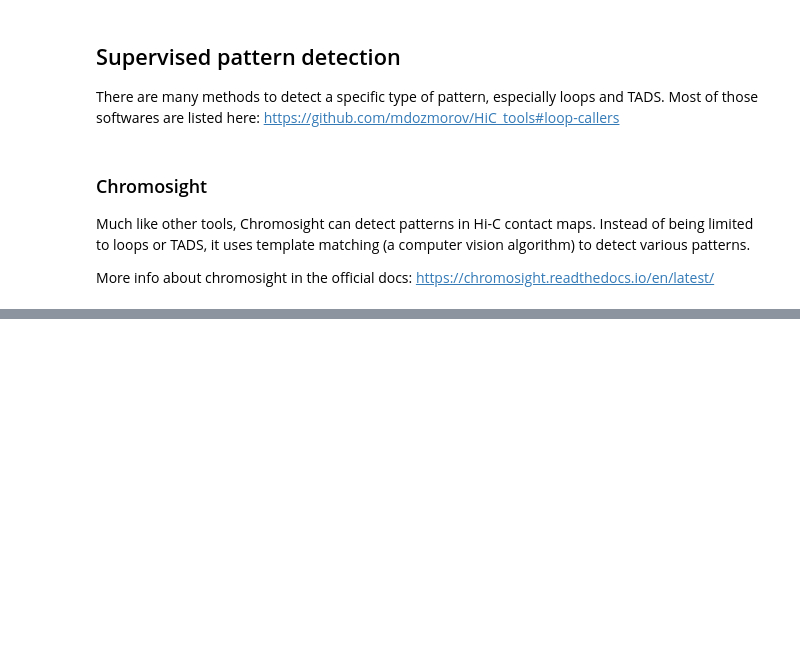
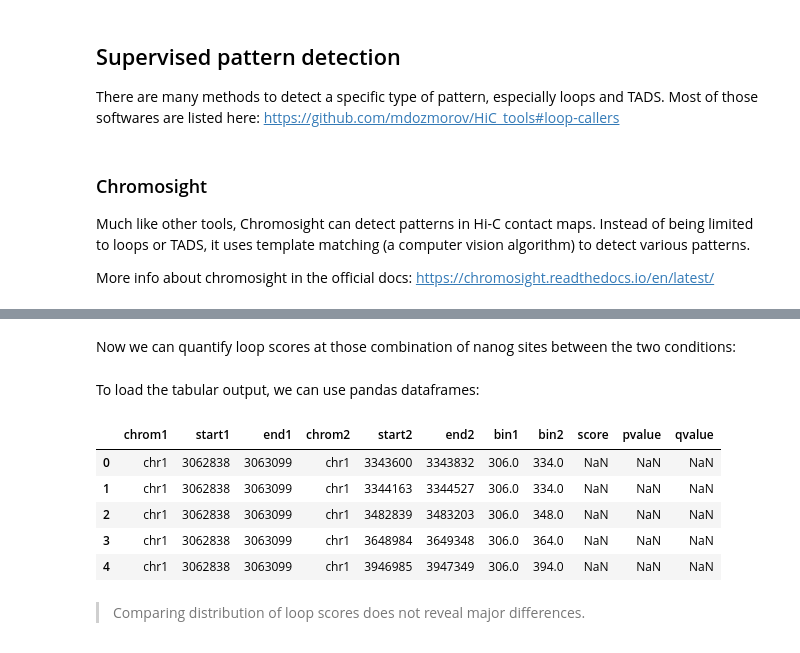
Before and after one commit to cmdoret/NGS-analysis_Physalia_2021, a Jupyter notebook: static/Exercices/day02/detection.ipynb, the cells around one changed output, grey strips where cells are left out. Saved outputs shown, nothing was run; the diff lists cells and outputs as text; code cells hidden in the pictures; blank space fills up the shorter version.

Commit message:
Day 2 session 3: Add chromosight analysis of nanog binding sites

```diff
--- a/static/Exercices/day02/detection.ipynb
+++ b/static/Exercices/day02/detection.ipynb
@@ -64,0 +61,2 @@ chromosight quantify --pattern=loops scer_cohesin_peaks.bed2d g1.cool data/cohes
+# %% [markdown]
+Now we can quantify loop scores at those combination of nanog sites between the two conditions:
@@ -64,0 +70,18 @@ chromosight quantify --pattern=loops scer_cohesin_peaks.bed2d g1.cool data/cohes
+# %% [markdown]
+To load the tabular output, we can use pandas dataframes:
+# %%
+import numpy as np
+import pandas as pd
+import matplotlib.pyplot as plt
+mesc_loops = pd.read_csv('/home/varogh/pCloudDrive/physalia/workshop/data/day02/chromosight/loops_nanog_mesc.tsv', sep='\t')
+npc_loops = pd.read_csv('/home/varogh/pCloudDrive/physalia/workshop/data/day02/chromosight/loops_nanog_npc.tsv', sep='\t')
+npc_loops.head()
+# %% [output]
+|  | chrom1 | start1 | end1 | chrom2 | start2 | end2 | bin1 | bin2 | score | pvalue | qvalue |
+| 0 | chr1 | 3062838 | 3063099 | chr1 | 3343600 | 3343832 | 306.0 | 334.0 | NaN | NaN | NaN |
+| 1 | chr1 | 3062838 | 3063099 | chr1 | 3344163 | 3344527 | 306.0 | 334.0 | NaN | NaN | NaN |
+| 2 | chr1 | 3062838 | 3063099 | chr1 | 3482839 | 3483203 | 306.0 | 348.0 | NaN | NaN | NaN |
+| 3 | chr1 | 3062838 | 3063099 | chr1 | 3648984 | 3649348 | 306.0 | 364.0 | NaN | NaN | NaN |
+| 4 | chr1 | 3062838 | 3063099 | chr1 | 3946985 | 3947349 | 306.0 | 394.0 | NaN | NaN | NaN |
+# %% [markdown]
+> Comparing distribution of loop scores does not reveal major differences.
```
Also changed, not shown: parts of 13 cells of this notebook.
